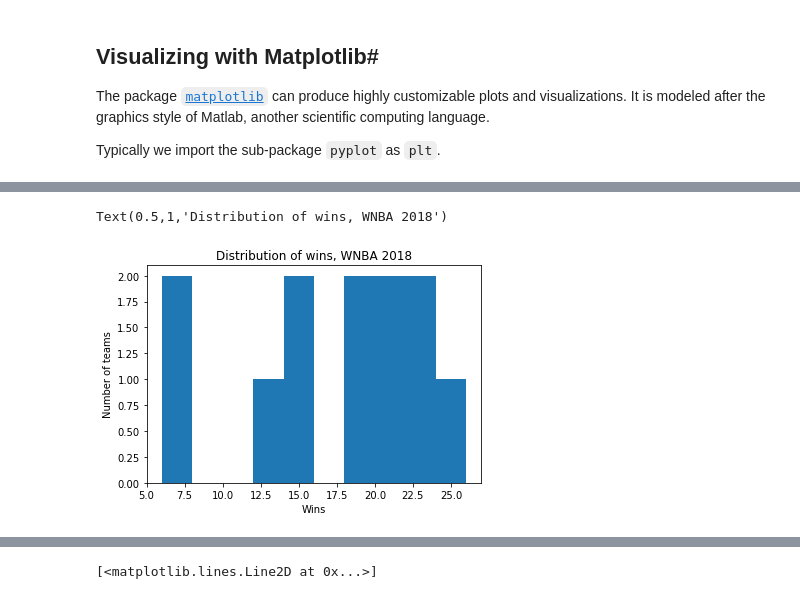
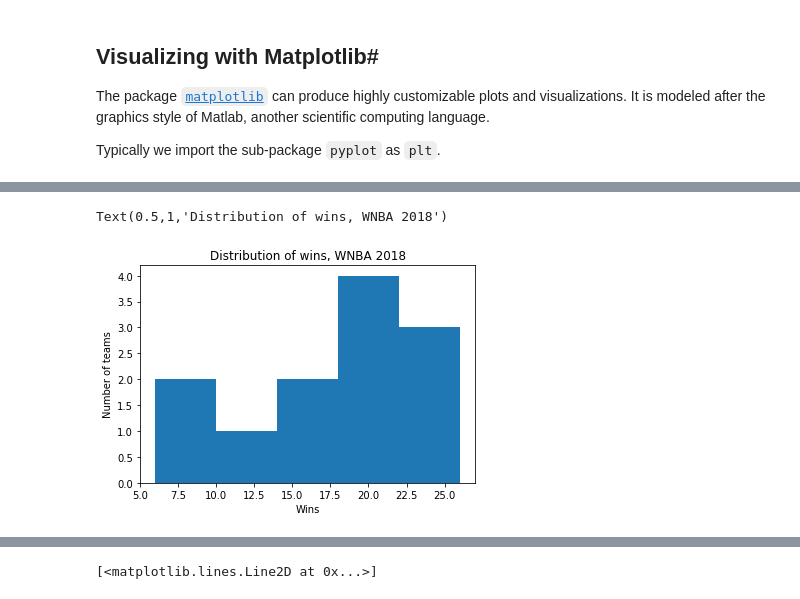
Before and after one commit to gmf05/ITEC696, a Jupyter notebook: unit4/notebook.ipynb, the cells around one changed output, grey strips where cells are left out. Drawn from its saved outputs; the diff is of its cells as text; code cells hidden in the pictures.

```diff
--- a/unit4/notebook.ipynb
+++ b/unit4/notebook.ipynb
@@ -33,3 +33,7 @@ df
 | 3 | NaN | 18 | 16 | 0.529 | 8.0 | 78.9 | 78.3 | 18 | 16 | ... |
 | 4 | NaN | 15 | 19 | 0.441 | 11.0 | 86.6 | 85.4 | 19 | 15 | ... |
 | 5 | NaN | 14 | 20 | 0.412 | 11.5 | 84.4 | 87.0 | 13 | 21 | ... |
+# %%
+d = pd.read_html(url)[0]
+# d.rename()
+d
@@ -316,9 +334,11 @@ plt.pie(df.W, labels=df.Team)
 # %%
 import matplotlib.pyplot as plt
-plt.hist(df.W)
+_ = plt.hist(df.W, 5)
 plt.xlabel('Wins')
 plt.ylabel('Number of teams')
 plt.title('Distribution of wins, WNBA 2018')
+# plt.xlim([10, 20]) # if we want to change window limits
+# plt.yticks() # if we want to change tick marks
 # %% [output]
 Text(0.5,1,'Distribution of wins, WNBA 2018')
-[figure, old version]
+[figure, new version]
```
Also changed, not shown: parts of 9 cells of this notebook, 1 other file.
